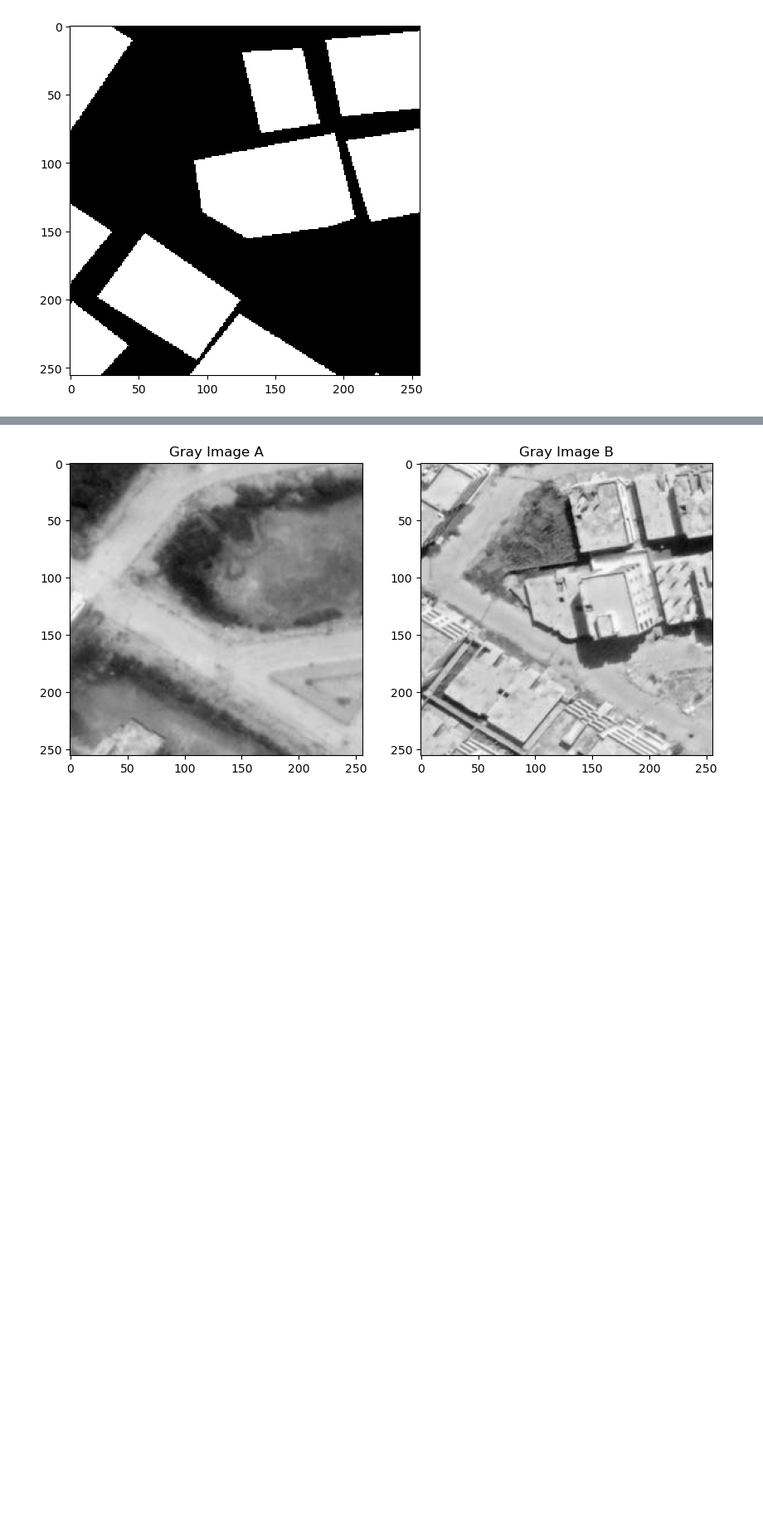
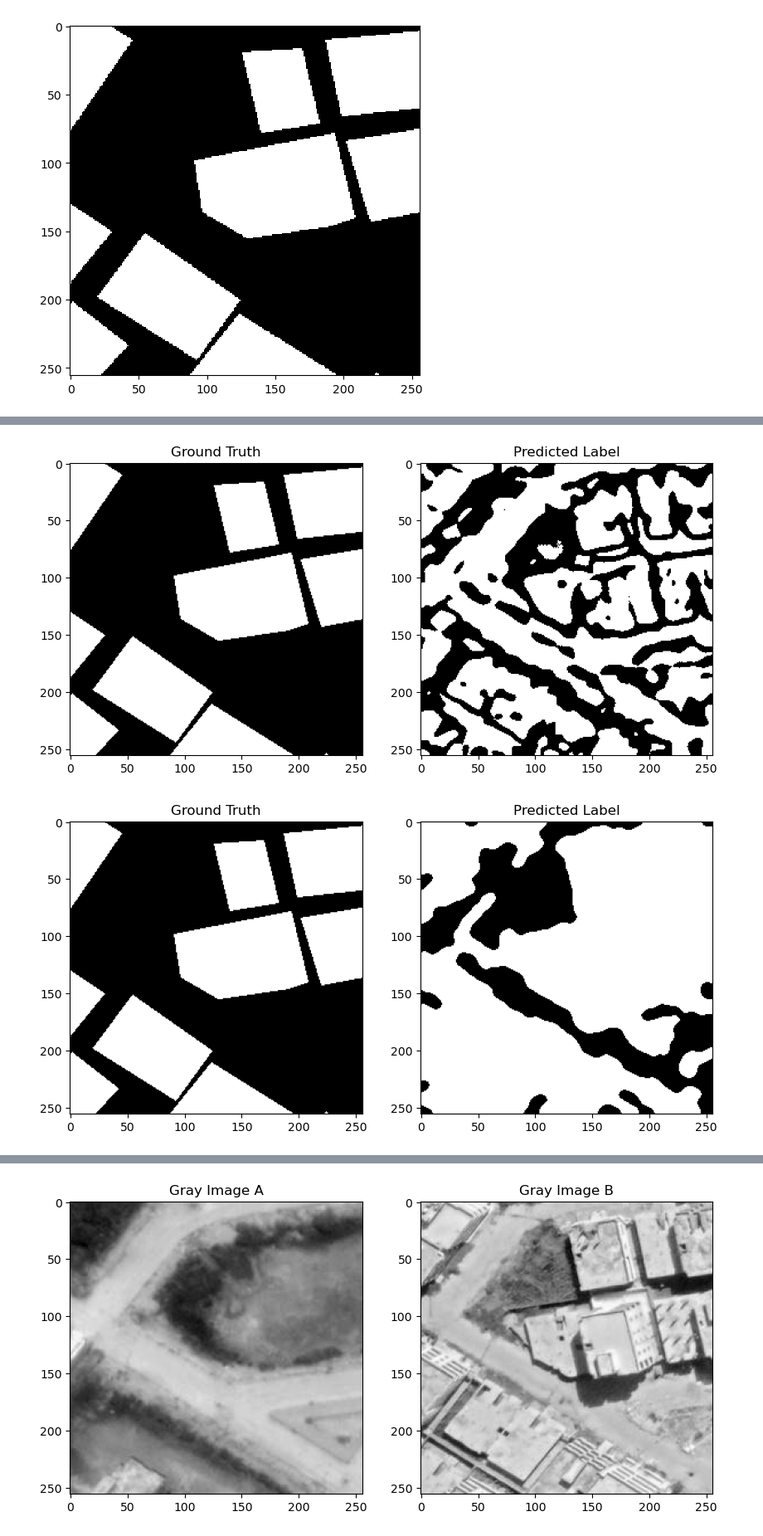
Before and after one commit to YasminElgendi/Satellite-Imagery-Project, a Jupyter notebook: classical_naive.ipynb, the cells around one changed output, grey strips where cells are left out. Shown: that part at 83% size. Drawn from its saved outputs; the diff is of its cells as text; code cells hidden in the pictures; blank space fills up the shorter version.

```diff
--- a/classical_naive.ipynb
+++ b/classical_naive.ipynb
@@ -83,8 +84,8 @@ def get_mask_naive(img_A, img_B, verbose=False):
     gray_image_B = cv2.equalizeHist(img_B)
 
     # gaussian blur
-    gray_image_A = cv2.GaussianBlur(gray_image_A, (15, 15), 0)
-    gray_image_B = cv2.GaussianBlur(gray_image_B, (15, 15), 0)
+    gray_image_A = cv2.GaussianBlur(gray_image_A, (17, 17), 0)
+    gray_image_B = cv2.GaussianBlur(gray_image_B, (17, 17), 0)
 
     # Compute the absolute difference between the two images
     difference_image = cv2.absdiff(gray_image_A, gray_image_B)
@@ -95,8 +96,17 @@ def get_mask_naive(img_A, img_B, verbose=False):
         io.show()
 
     thresh = cv2.adaptiveThreshold(
-        difference_image, 255, cv2.ADAPTIVE_THRESH_GAUSSIAN_C, cv2.THRESH_BINARY, 19, 2)
+        difference_image, 255, cv2.ADAPTIVE_THRESH_GAUSSIAN_C, cv2.THRESH_BINARY, 91, 11)
+
+
+
+    # histogram equalization
     if verbose:
         io.imshow(thresh)
         io.show()
+
+    # invert
+    # thresh = cv2.bitwise_not(thresh)
     return thresh
+
+print(get_mask_with_contours(A_train[random_index], B_train[random_index], ))
@@ -108,21 +126,26 @@ def get_mask_with_contours(img_A, img_B, verbose = False):
     gray_image_B = cv2.equalizeHist(img_B)
 
     # gaussian blur
-    gray_image_A = cv2.GaussianBlur(gray_image_A, (15, 15), 0)
-    gray_image_B = cv2.GaussianBlur(gray_image_B, (15, 15), 0)
+    gray_image_A = cv2.GaussianBlur(gray_image_A, (25, 25), 1.5)
+    gray_image_B = cv2.GaussianBlur(gray_image_B, (25, 25), 1.5)
 
     # Compute the absolute difference between the two images
     difference_image = cv2.absdiff(gray_image_A, gray_image_B)
+
+    #invert
+    difference_image = cv2.bitwise_not(
+        difference_image
+    )
+
+
     # show the difference image
-    difference_image = cv2.bitwise_not(difference_image)
     if verbose:
         io.imshow(difference_image)
         io.show()
-    # difference_image = cv2.medianBlur(difference_image, 7)
 
 
     # edge detection using Canny
-    edges = cv2.Canny(difference_image, 140, 200, 3, L2gradient=True)
+    edges = cv2.Canny(difference_image, 100, 200,L2gradient=True)
     if verbose:
         io.imshow(edges)
         io.show()
@@ -131,7 +154,7 @@ def get_mask_with_contours(img_A, img_B, verbose = False):
 
 
     kernel = cv2.getStructuringElement(cv2.MORPH_ELLIPSE, (5,5))
-    closed_edges = cv2.morphologyEx(edges, cv2.MORPH_CLOSE, kernel, iterations=2)
+    closed_edges = cv2.morphologyEx(edges, cv2.MORPH_CLOSE, kernel, iterations=3)
     if verbose:
         io.imshow(closed_edges)
         io.show()
@@ -142,30 +165,48 @@ def get_mask_with_contours(img_A, img_B, verbose = False):
     # filter
     closed_edges = cv2.medianBlur(closed_edges, 5)
     closed_edges = cv2.morphologyEx(closed_edges, cv2.MORPH_CLOSE, kernel, iterations=3)
     closed_edges = cv2.medianBlur(closed_edges, 5)
     if verbose:
         io.imshow(closed_edges)
         io.show()
     closed_edges = cv2.morphologyEx(closed_edges, cv2.MORPH_DILATE, kernel, iterations=1)
     closed_edges = cv2.medianBlur(closed_edges, 5)
     if verbose:
     # closed_edges = cv2.morphologyEx(edges, cv2.MORPH_CLOSE, kernel, iterations=1)
     # closed_edges = cv2.morphologyEx(edges, cv2.MORPH_OPEN, kernel, iterations=1)
         io.imshow(closed_edges)
         io.show()
 
 
 
     # find countours
     contours, _ = cv2.findContours(
         closed_edges, cv2.RETR_EXTERNAL, cv2.CHAIN_APPROX_SIMPLE)
 
     img_copy = np.ones((256, 256), dtype=np.uint8)
 
     cv2.drawContours(img_copy, contours, -1, (255), thickness=cv2.FILLED)
     if verbose:
         print("Contours")
         io.imshow(img_copy)
         io.show()
 
+    img_copy = cv2.normalize(img_copy, None, 0, 255, cv2.NORM_MINMAX)
     return img_copy
+
+# io.imshow(get_mask_with_contours(A_train[random_index], B_train[random_index], ))
+fig, ax = plt.subplots(1, 2, figsize=(10, 5))
+ax[0].imshow(labels_train[random_index], cmap="gray")
+ax[0].set_title('Ground Truth')
+ax[1].imshow(get_mask_naive(A_train[random_index], B_train[random_index], ), cmap="gray")
+ax[1].set_title('Predicted Label')
+plt.show()
+fig, ax = plt.subplots(1, 2, figsize=(10, 5))
+ax[0].imshow(labels_train[random_index], cmap="gray")
+ax[0].set_title('Ground Truth')
+ax[1].imshow(get_mask_with_contours(A_train[random_index], B_train[random_index], ), cmap="gray")
+ax[1].set_title('Predicted Label')
+plt.show()
+# %% [output]
+[figure, added]
+[figure, added]
```
Also changed, not shown: parts of 20 cells of this notebook.
